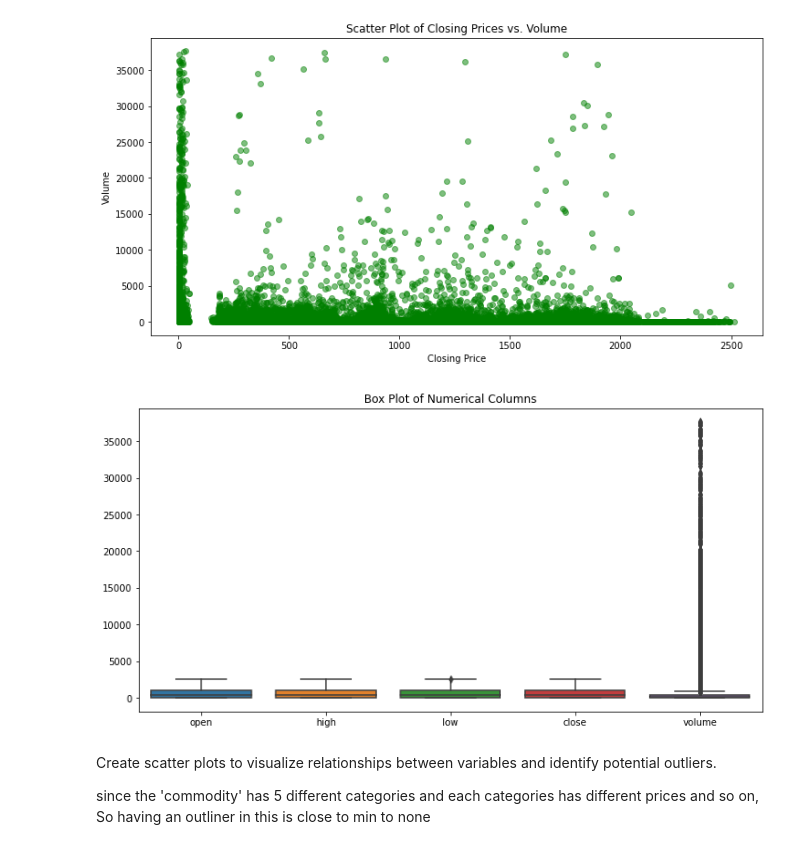
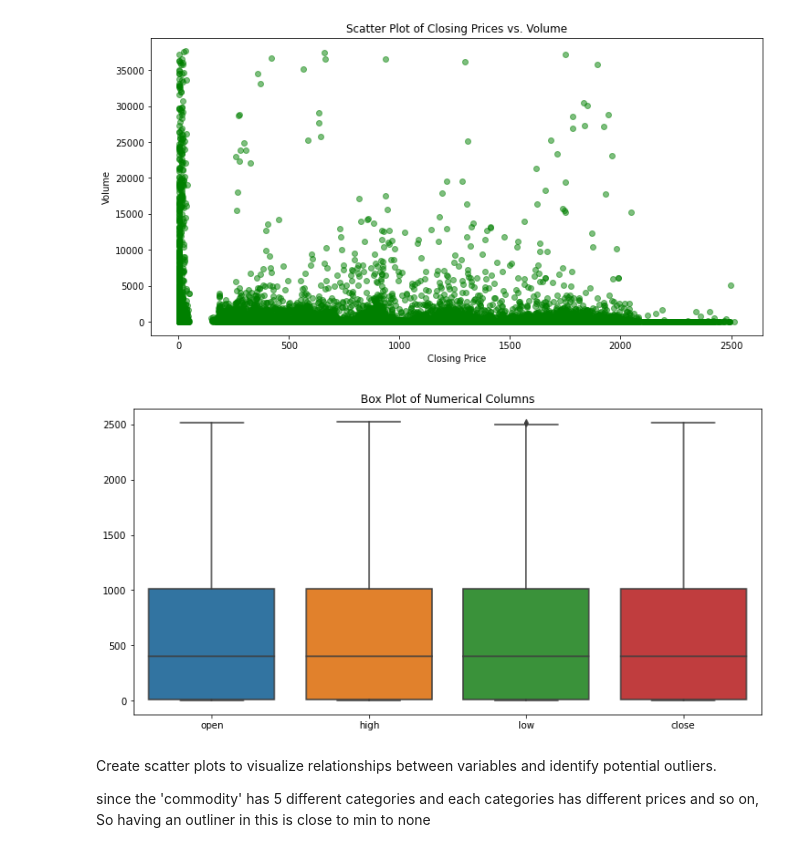
Before and after one commit to Vijayaadhithan/Sales-Finance_Analytics, a Jupyter notebook: metal's_Dataset_and_Analysis/Precious Metals (Price Analysis).ipynb, the cells around one changed output. Cells and saved outputs as stored; diff of their text form; code cells hidden in the pictures.

```diff
--- a/metal's_Dataset_and_Analysis/Precious Metals (Price Analysis).ipynb
+++ b/metal's_Dataset_and_Analysis/Precious Metals (Price Analysis).ipynb
@@ -141,14 +141,14 @@ plt.show()
 # %%
 import matplotlib.pyplot as plt
 import seaborn as sns
 
 # Create box plots for numerical columns
 plt.figure(figsize=(12, 6))
-sns.boxplot(data=data[['open', 'high', 'low', 'close', 'volume']])
+sns.boxplot(data=data[['open', 'high', 'low', 'close']])
 plt.title('Box Plot of Numerical Columns')
 plt.show()
 # %% [output]
-[figure, old version]
+[figure, new version]
 # %% [markdown]
 Create scatter plots to visualize relationships between variables and identify potential outliers.
 
```
Also changed, not shown: parts of 3 cells of this notebook.
